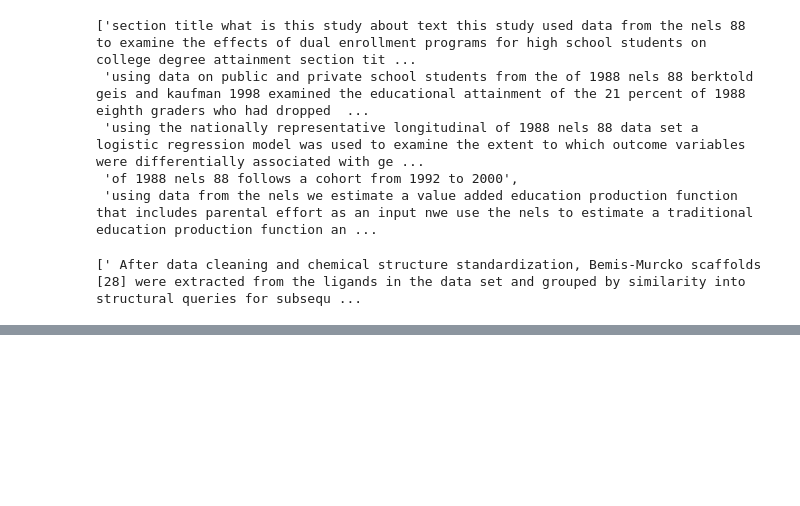
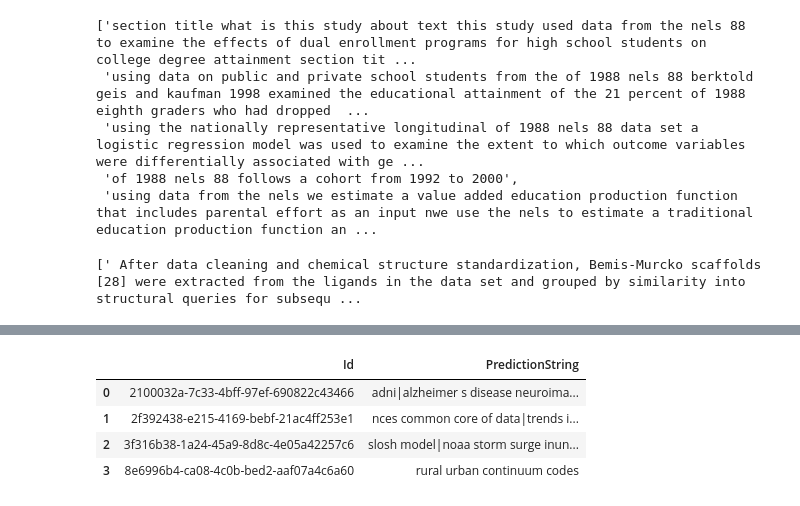
Before and after one commit to travis-tyler/dataset_identification, a Jupyter notebook: code/ETL2.ipynb, the cells around one changed output, grey strips where cells are left out. Cells and saved outputs as stored; diff of their text form; code cells hidden in the pictures; blank space fills up the shorter version.

```diff
--- a/code/ETL2.ipynb
+++ b/code/ETL2.ipynb
@@ -136,0 +151,15 @@ plt.show()
+# %%
+unique_labels = train_df['cleaned_label'].unique()
+
+for index, row in test_df.iterrows():
+    row['PredictionString'] = '|'.join([label for label in unique_labels if label in row['text']]).strip()
+
+submission_df = test_df.drop(columns=['text'])
+
+submission_df
+# %% [output]
+|  | Id | PredictionString |
+| 0 | 2100032a-7c33-4bff-97ef-690822c43466 | adni|alzheimer s disease neuroima... |
+| 1 | 2f392438-e215-4169-bebf-21ac4ff253e1 | nces common core of data|trends i... |
+| 2 | 3f316b38-1a24-45a9-8d8c-4e05a42257c6 | slosh model|noaa storm surge inun... |
+| 3 | 8e6996b4-ca08-4c0b-bed2-aaf07a4c6a60 | rural urban continuum codes |
```
Also changed, not shown: parts of 11 cells of this notebook, 3 other files.
